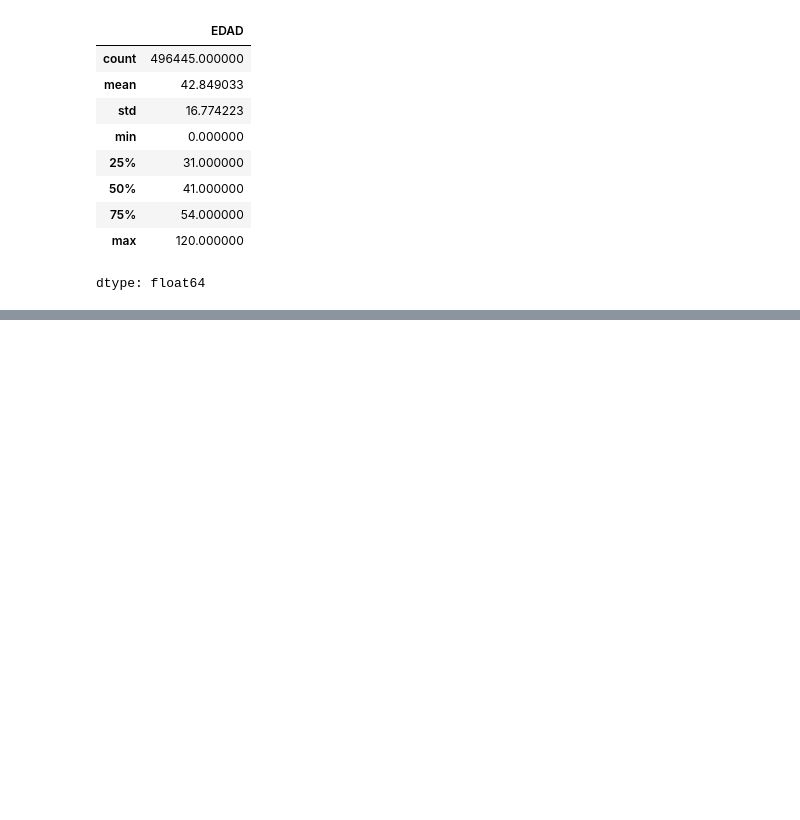
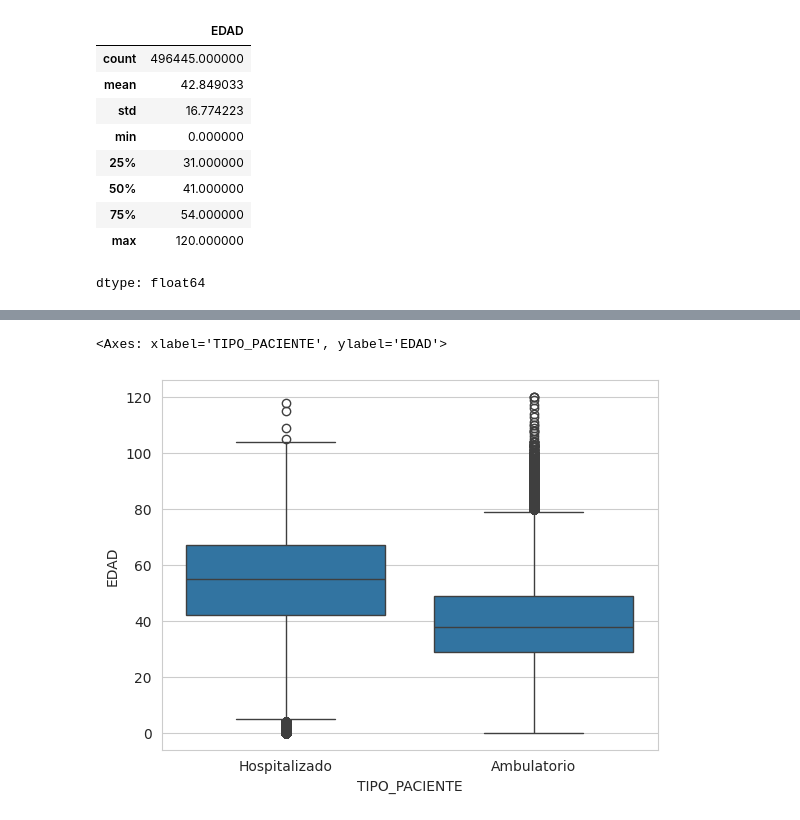
Before and after one commit to Vanessa-Flores-Hernandez/Probabilidad, a Jupyter notebook: Unidad1/Practica5.ipynb, the cells around one changed output, grey strips where cells are left out. Saved outputs shown, nothing was run; the diff lists cells and outputs as text; code cells hidden in the pictures; blank space fills up the shorter version.

```diff
--- a/Unidad1/Practica5.ipynb
+++ b/Unidad1/Practica5.ipynb
@@ -132,0 +150,6 @@ plt.show()
+# %%
+# crear un diagrama de cajas para visualizar la distribucion de los rangos de edad por tipo de paciente
+sns.boxplot(x="TIPO_PACIENTE", y="EDAD", data=covid)
+# %% [output]
+<Axes: xlabel='TIPO_PACIENTE', ylabel='EDAD'>
+[figure, added]
```
Also changed, not shown: parts of 5 cells of this notebook.
